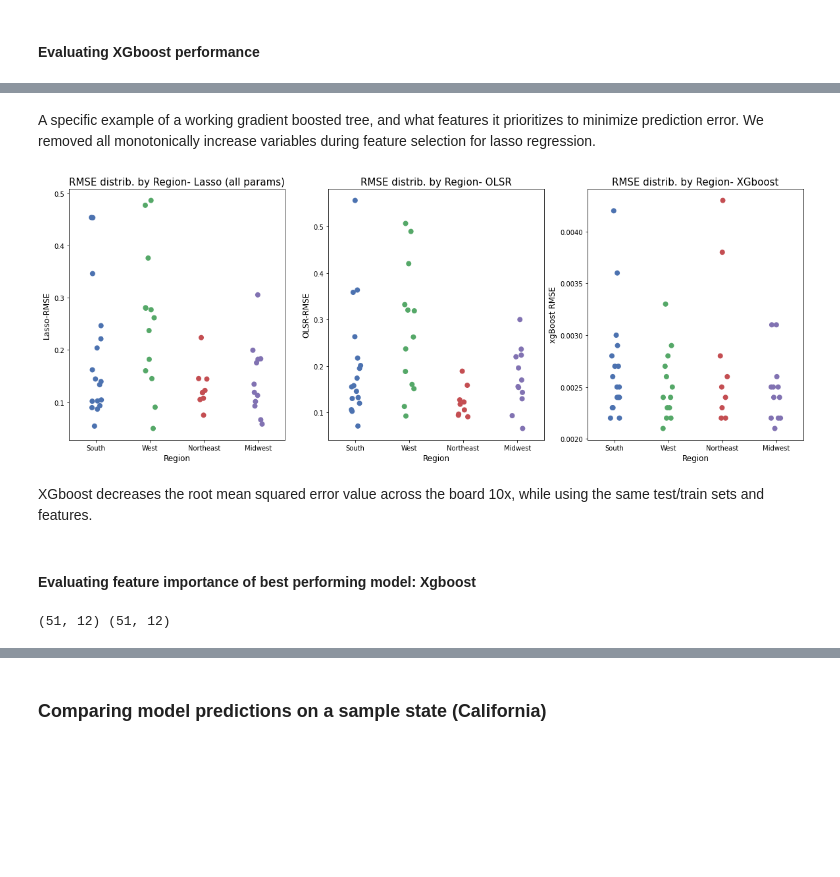
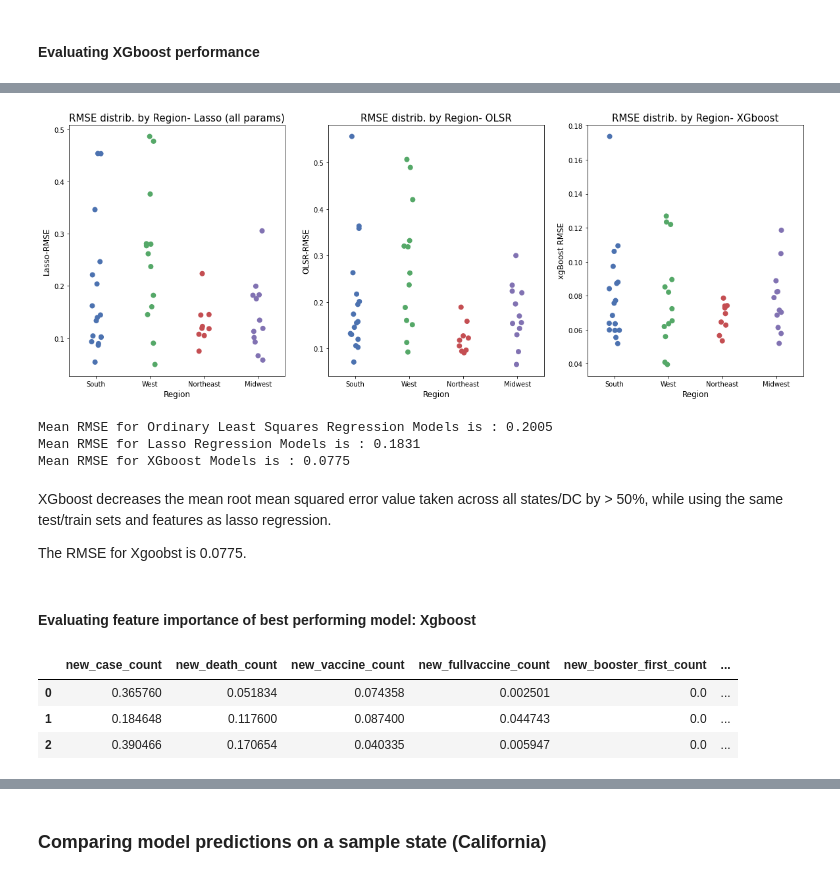
Before and after one commit to cjohnsoncruz/covid_spread_and_business_revenue, a Jupyter notebook: Quantifying_how_Covid_Case_Rates_affect_Business_Revenue.ipynb, the cells around one changed output, grey strips where cells are left out. Saved outputs shown, nothing was run; the diff lists cells and outputs as text; code cells hidden in the pictures; blank space fills up the shorter version.

```diff
--- a/Quantifying_how_Covid_Case_Rates_affect_Business_Revenue.ipynb
+++ b/Quantifying_how_Covid_Case_Rates_affect_Business_Revenue.ipynb
@@ -342,17 +324,16 @@ for state in all_state_names:
     covid_rate_per_state, spending_per_state, revenue_per_state= extract_covid_spending_revenue_forState(join_covid_spending_revenue_df[state], covid_features, spending_features, revenue_features)
     #create state specific storage
     linreg_r_squared[state] = np.empty((1,num_splits))# to store the specific r squared values for these
-    predictions_OLS[state] = np.empty((1,num_splits)) #list()
+    predictions_OLS[state] = list()
     residuals_OLS[state]  = np.empty((1,num_splits)) #list()
     linear_RMSE[state] = np.empty((1,num_splits))
     count = 0
     for train_split,test_split in splits.split(covid_rate_per_state):
 
         train_df_x, train_df_y, test_df_x, test_df_y = create_test_train_split_for_covid_revenue_dfs(train_split, test_split)
-
-
         #run model itself on SPECIFIC test train split
-        linreg_r_squared[state][0, count], _, _, linear_RMSE[state][0, count]  = process_run_lin_reg(train_df_x, train_df_y, test_df_x, test_df_y, indep_vars, Y_variable) #requires test set and train set
+        linreg_r_squared[state][0, count], predict_current, _, linear_RMSE[state][0, count]  = process_run_lin_reg(train_df_x, train_df_y, test_df_x, test_df_y, indep_vars, Y_variable) #requires test set and train set_fontsize
+        predictions_OLS[state].append(predict_current)
         count = count +1
 
     linreg_r_squared_mean[state]= np.mean(linreg_r_squared[state])
@@ -591,5 +566,9 @@ for state in tqdm.tqdm(all_state_names):
 
 #create a dataframe of the mean RMSE across all cross validation folds for all states for gradient boosted trees
 df_xgb_RMSE_by_state = pd.DataFrame.from_dict(MSE_xgboost_state, orient = 'index', columns = ['xgBoost RMSE'])
-df_xgb_RMSE_by_state.head()
+
+df_model_performance_by_state = pd.merge(df_model_performance_by_state,df_xgb_RMSE_by_state, how = 'inner',left_on = 'State', right_index = True)
+print(df_model_performance_by_state.keys())
+df_model_performance_by_state['fold_improve_by xgb'] = df_model_performance_by_state['xgBoost RMSE']/ df_model_performance_by_state['Lasso-RMSE']
+df_model_performance_by_state.head(3)
 # %% [output]
@@ -626,39 +582,60 @@ df_model_performance_by_state.head()
-# %% [markdown]
-A specific example of a working gradient boosted tree, and what features it prioritizes to minimize prediction error. We removed all monotonically increase variables during feature selection for lasso regression.
 # %%
 #create boxplot of state values by region
 label_font_size = 12
 tick_font_size = 10
 fig, ax = plt.subplots(1,3, figsize = (20,7))
 g= sns.stripplot(x = 'Region', y = "Lasso-RMSE", data = df_model_performance_by_state, size = 8, ax = ax[0]);
 ax[0].tick_params(labelsize=tick_font_size)
 ax[0].xaxis.label.set_fontsize(label_font_size)
 ax[0].yaxis.label.set_fontsize(label_font_size)
 ax[0].set_title('RMSE distrib. by Region- Lasso (all params)', fontsize=15);
 
 g= sns.stripplot(x = 'Region', y = "OLSR-RMSE", data = df_model_performance_by_state, size = 8, ax = ax[1]);
 ax[1].tick_params(labelsize=tick_font_size)
 ax[1].xaxis.label.set_fontsize(label_font_size)
 ax[1].yaxis.label.set_fontsize(label_font_size)
 ax[1].set_title('RMSE distrib. by Region- OLSR', fontsize=15);
 
-g= sns.stripplot(x = 'Region', y = "xgBoost RMSE", data = round(df_model_performance_by_state, 4), size = 8, ax = ax[2]);
+g= sns.stripplot(x = 'Region', y = "xgBoost RMSE", data = round(df_model_performance_by_state, 5), size = 8, ax = ax[2]);
 ax[2].tick_params(labelsize=tick_font_size)
 ax[2].xaxis.label.set_fontsize(label_font_size)
 ax[2].yaxis.label.set_fontsize(label_font_size)
 ax[2].set_title('RMSE distrib. by Region- XGboost', fontsize=15);
 # %% [output]
-[figure, old version]
+[figure, new version]
+# %%
+print('Mean RMSE for Ordinary Least Squares Regression Models is :', round(df_model_performance_by_state['OLSR-RMSE'].mean(),4))
+print('Mean RMSE for Lasso Regression Models is :', round(df_model_performance_by_state['Lasso-RMSE'].mean(),4))
+print('Mean RMSE for XGboost Models is :', round(df_model_performance_by_state['xgBoost RMSE'].mean(),4))
+# %% [output]
+Mean RMSE for Ordinary Least Squares Regression Models is : 0.2005
+Mean RMSE for Lasso Regression Models is : 0.1831
+Mean RMSE for XGboost Models is : 0.0775
 # %% [markdown]
-XGboost decreases the root mean squared error value across the board 10x, while using the same test/train sets and features.
+XGboost decreases the mean root mean squared error value taken across all states/DC by > 50%, while using the same test/train sets and features as lasso regression.
+
+The RMSE for Xgoobst is 0.0775.
 # %% [markdown]
 #### Evaluating feature importance of best performing model: Xgboost
 # %%
-xgboost_model_feature_weights_all = np.empty((len(all_state_names),xgboost_models_state[state].feature_importances_.size))
+xgboost_model_feature_weights_all = np.empty((len(all_state_names),xgboost_models_state[state].size))
 #row for state, column for feature input
 for i, state in enumerate(all_state_names): #this will be each row
-    #print(xgboost_models_state[state].feature_importances_.shape)
-    xgboost_model_feature_weights_all[i, :] = np.transpose(xgboost_models_state[state].feature_importances_)
+
+    xgboost_model_feature_weights_all[i, :] = np.transpose(xgboost_models_state[state])
-# %% [output]
-(51, 12) (51, 12)
+# %%
+#add region for plotting
+states_by_region = 'https://raw.githubusercontent.com/cphalpert/census-regions/master/us%20census%20bureau%20regions%20and%20divisions.csv'
+allstates_df = pd.read_csv(states_by_region)
+
+xg_feature_weight_df = pd.DataFrame(data = xgboost_model_feature_weights_all, columns=indep_vars, index = all_state_names)
+
+xg_feature_weight_df['State'] = all_state_names
+xg_feature_weight_df = pd.merge(xg_feature_weight_df, allstates_df.loc[:, ['State', 'Region']], how = 'inner', right_on = 'State', left_on = 'State')
+xg_feature_weight_df.head(3)
+# %% [output]
+|  | new_case_count | new_death_count | new_vaccine_count | new_fullvaccine_count | new_booster_first_count | ... |
+| 0 | 0.365760 | 0.051834 | 0.074358 | 0.002501 | 0.0 | ... |
+| 1 | 0.184648 | 0.117600 | 0.087400 | 0.044743 | 0.0 | ... |
+| 2 | 0.390466 | 0.170654 | 0.040335 | 0.005947 | 0.0 | ... |
 # %%
```
Also changed, not shown: parts of 29 cells of this notebook.
